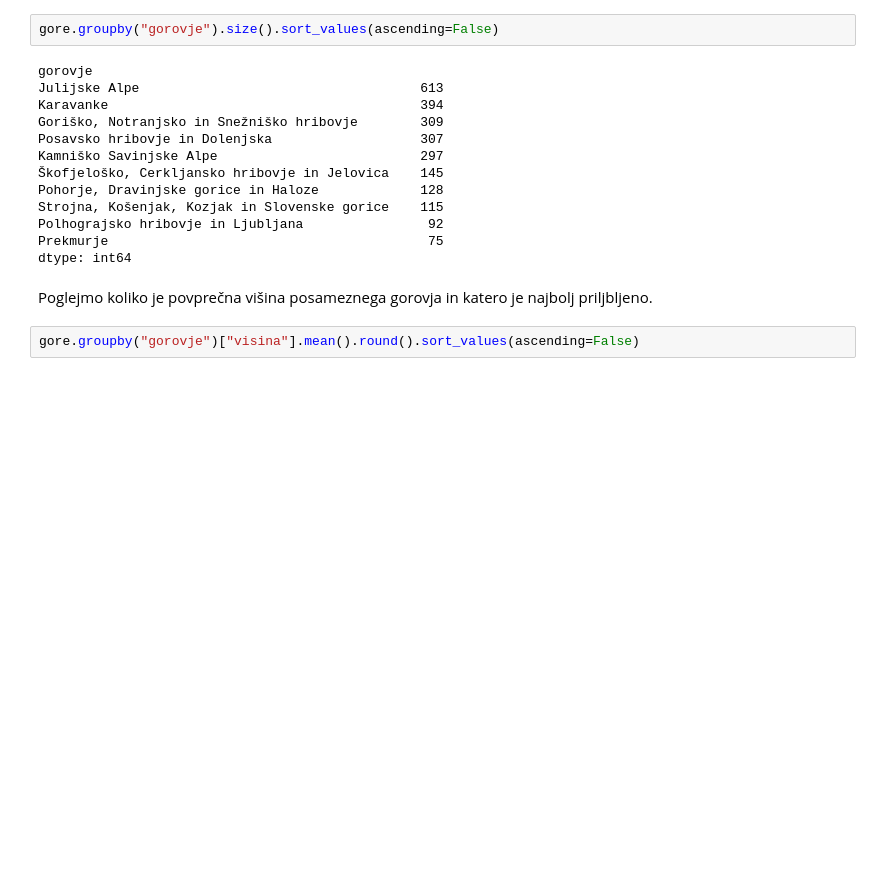
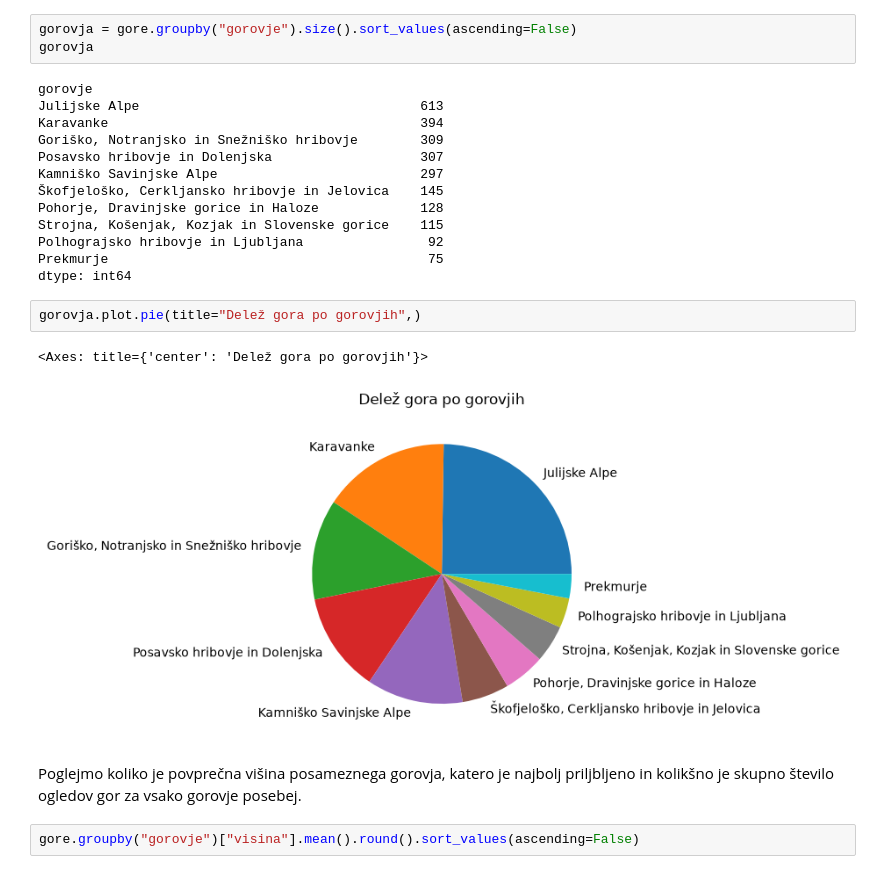
Before and after one commit to tijavidmar/Projektna-naloga-UVP, a Jupyter notebook: analiza.ipynb, the cells around one changed output. Drawn from its saved outputs; the diff is of its cells as text; blank space fills up the shorter version.

```diff
--- a/analiza.ipynb
+++ b/analiza.ipynb
@@ -54,7 +57,8 @@ Najprej gore razvrstimo glede na gorovje, v katerem ležijo.
 
 > Opomba: Poimenovanja na spletni strani niso povsem geografsko natančna. Gre bolj za regije kot pa za klasična gorovja, vendar bom zaradi skladnosti z virom uporabljala izraz *gorovje*.
 # %%
-gore.groupby("gorovje").size().sort_values(ascending=False)
+gorovja = gore.groupby("gorovje").size().sort_values(ascending=False)
+gorovja
 # %% [output]
 gorovje
 Julijske Alpe                                    613
@@ -68,8 +72,13 @@ Strojna, Košenjak, Kozjak in Slovenske gorice    115
 Polhograjsko hribovje in Ljubljana                92
 Prekmurje                                         75
 dtype: int64
+# %%
+gorovja.plot.pie(title="Delež gora po gorovjih",)
+# %% [output]
+<Axes: title={'center': 'Delež gora po gorovjih'}>
+[figure, added]
 # %% [markdown]
-Poglejmo koliko je povprečna višina posameznega gorovja in katero je najbolj priljbljeno.
+Poglejmo koliko je povprečna višina posameznega gorovja, katero je najbolj priljbljeno in kolikšno je skupno število ogledov gor za vsako gorovje posebej.
 # %%
 gore.groupby("gorovje")["visina"].mean().round().sort_values(ascending=False)
 # %% [output]
```
Also changed, not shown: parts of 23 cells of this notebook.
